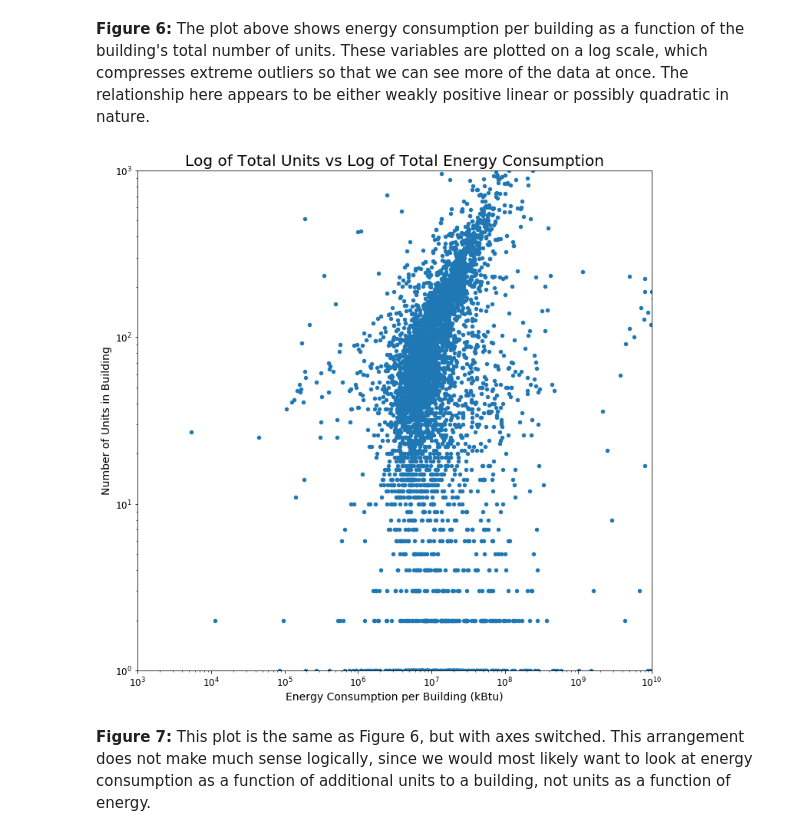
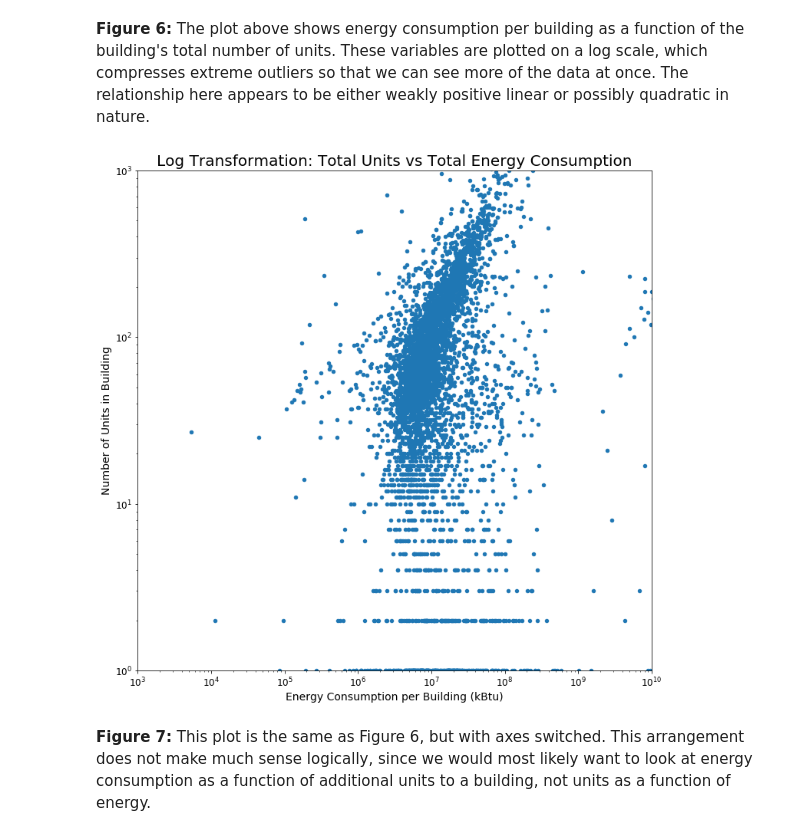
Before and after one commit to AHassler/PUI2018_ah4412, a Jupyter notebook: HW10_ah4412/Assignment2_ah4412.ipynb, the cells around one changed output. Cells and saved outputs as stored; diff of their text form; code cells hidden in the pictures.

```diff
--- a/HW10_ah4412/Assignment2_ah4412.ipynb
+++ b/HW10_ah4412/Assignment2_ah4412.ipynb
@@ -439,16 +439,16 @@ ax.tick_params(labelsize=12)
 # %%
 # Plot Units vs nrg
 fig = pl.figure(figsize=(12,12))
 ax = fig.add_subplot(111)
 bblnrgdata.plot(x="nrg", y="UnitsTotal", kind="scatter", loglog=True, ax=ax)
-ax.set_title('Log of Total Units vs Log of Total Energy Consumption', fontsize=20)
+ax.set_title('Log Transformation: Total Units vs Total Energy Consumption', fontsize=20)
 ax.set_xlabel("Energy Consumption per Building (kBtu)", fontsize=14)
 ax.set_ylabel("Number of Units in Building", fontsize=14)
 ax.set_xlim([1000,1e10])
 ax.set_ylim([1,1000])
 ax.tick_params(labelsize=12)
 # %% [output]
-[figure, old version]
+[figure, new version]
 # %% [markdown]
 **Figure 7:** This plot is the same as Figure 6, but with axes switched. This arrangement does not make much sense logically, since we would most likely want to look at energy consumption as a function of additional units to a building, not units as a function of energy.
 # %% [markdown]
```
Also changed, not shown: parts of 12 cells of this notebook.
